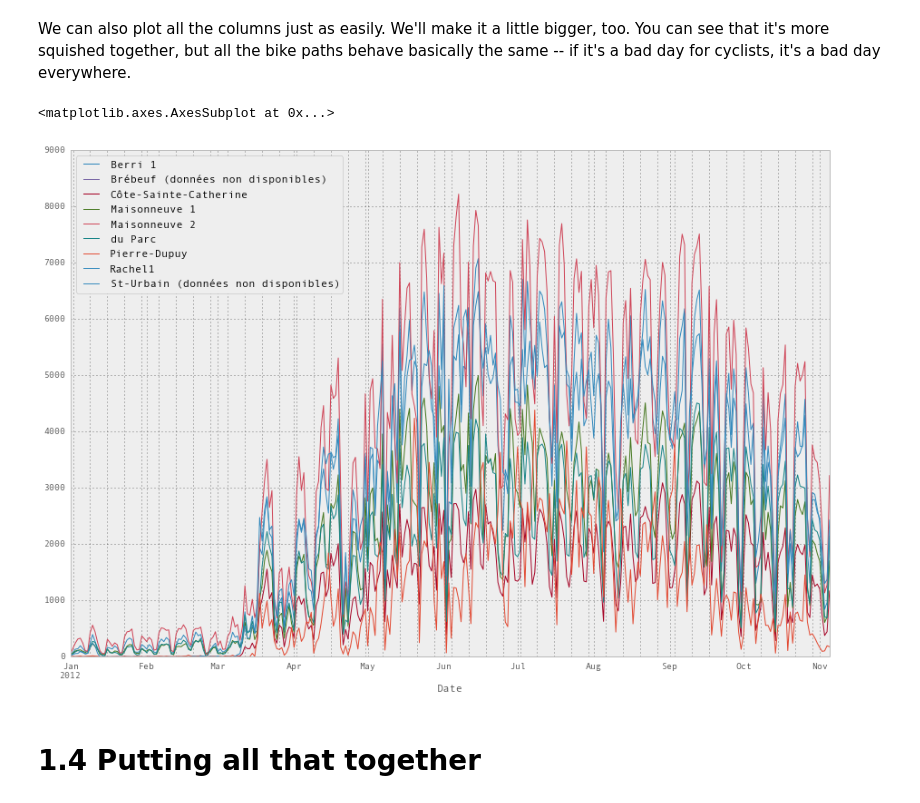
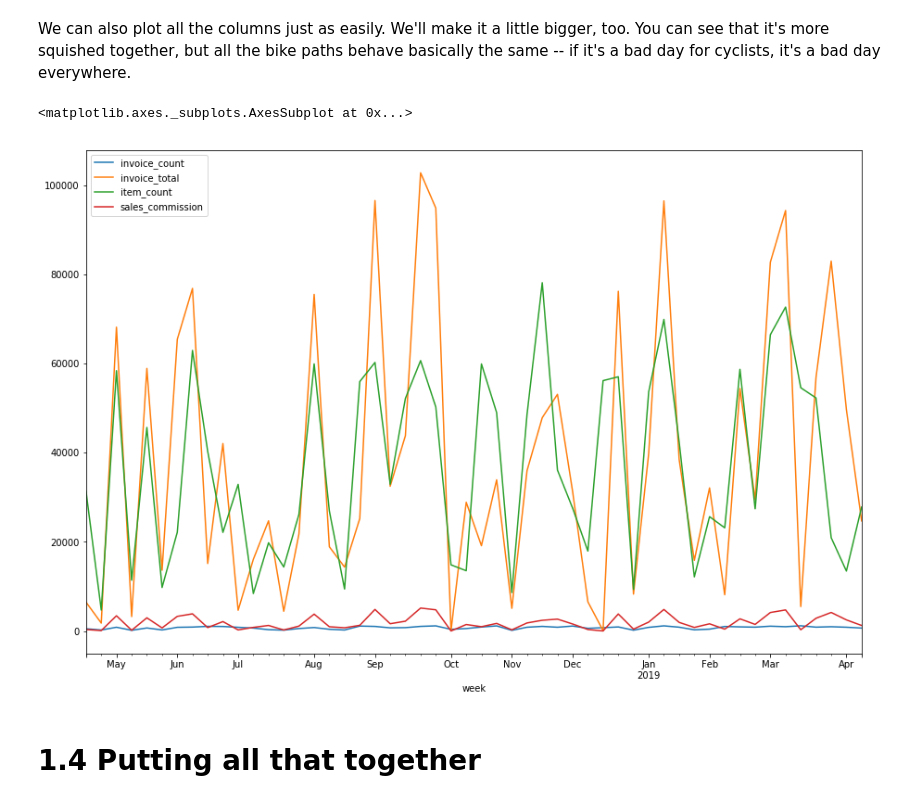
Before and after one commit to worker-bee-micah/practice-only, a Jupyter notebook: 01_mt_pd_csv_read.ipynb, the cells around one changed output. Saved outputs shown, nothing was run; the diff lists cells and outputs as text; code cells hidden in the pictures.

```diff
--- a/01_mt_pd_csv_read.ipynb
+++ b/01_mt_pd_csv_read.ipynb
@@ -48,6 +59,7 @@ You'll notice that this is totally broken! `read_csv` has a bunch of options tha
 * Tell it that our dates have the day first instead of the month first
 * Set the index to be the 'Date' column
 # %%
-fixed_df = pd.read_csv('../data/bikes.csv', sep=';', encoding='latin1', parse_dates=['Date'], dayfirst=True, index_col='Date')
-fixed_df[:3]
+invoice_df = pd.read_csv('test_weekly_reports.csv', sep=';', parse_dates=['week'], dayfirst=True, index_col='week')
+
+invoice_df[:3]
 # %% [output]
@@ -98,10 +99,10 @@ fixed_df['Berri 1'].plot()
 We can also plot all the columns just as easily. We'll make it a little bigger, too.
 You can see that it's more squished together, but all the bike paths behave basically the same -- if it's a bad day for cyclists, it's a bad day everywhere.
 # %%
-fixed_df.plot(figsize=(15, 10))
+invoice_df.plot(figsize=(15, 10))
 # %% [output]
-<matplotlib.axes.AxesSubplot at 0x...>
+<matplotlib.axes._subplots.AxesSubplot at 0x...>
-[figure, old version]
+[figure, new version]
 # %% [markdown]
 # 1.4 Putting all that together
 # %% [markdown]
```
Also changed, not shown: parts of 9 cells of this notebook, 4 other files.
